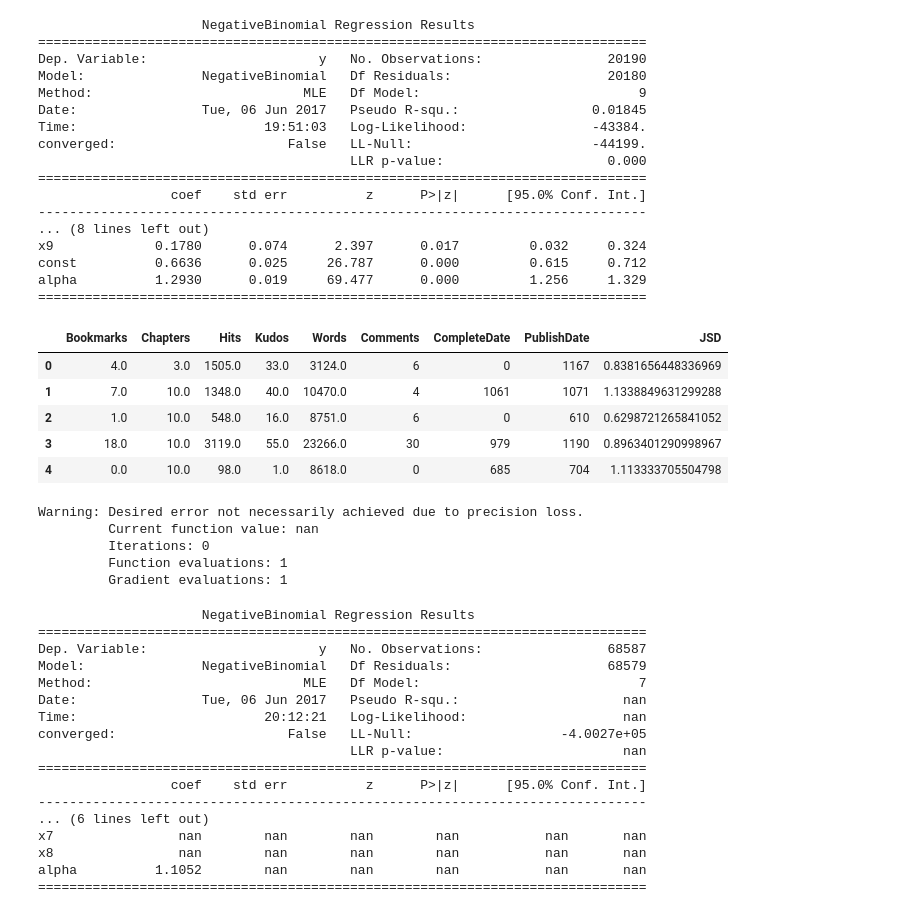
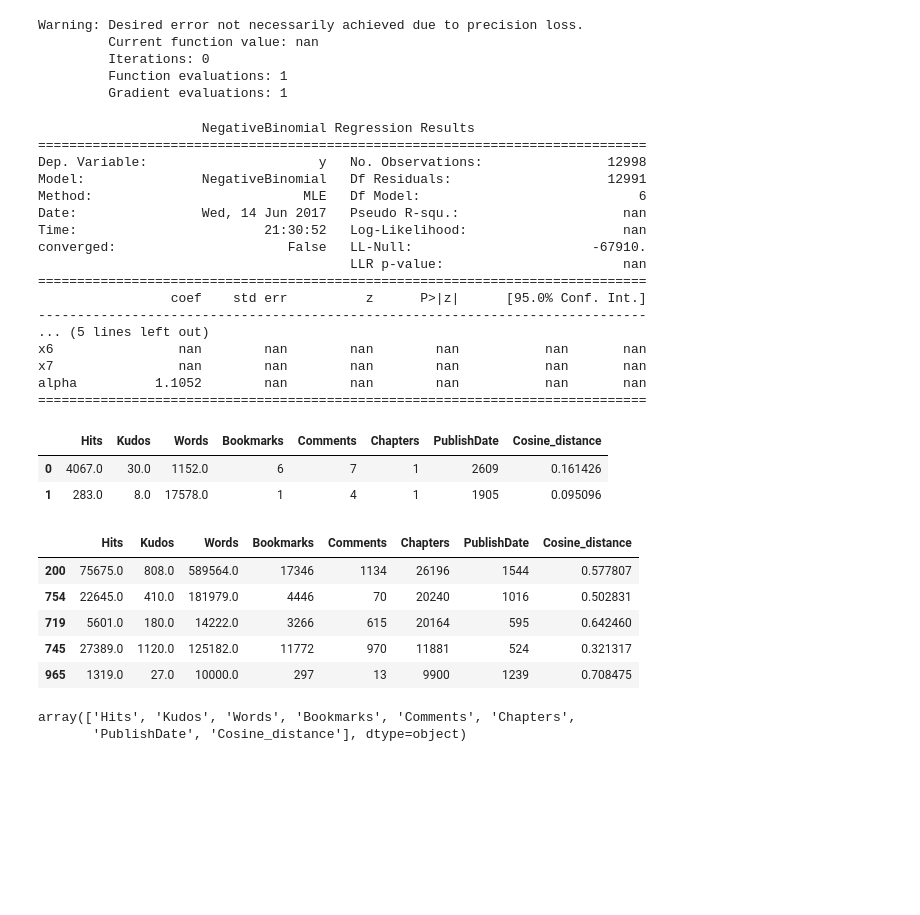
Before and after one commit to yzjing/ao3_old, a Jupyter notebook: exps/20170606_negative_binomial_reg/correlation_regression.ipynb, the cells around one changed output. Drawn from its saved outputs; the diff is of its cells as text; code cells hidden in the pictures; blank space fills up the shorter version.

```diff
--- a/exps/20170606_negative_binomial_reg/correlation_regression.ipynb
+++ b/exps/20170606_negative_binomial_reg/correlation_regression.ipynb
@@ -92,32 +92 @@ rand_data.endog.shape
-# %%
-mod_nbin = sm.NegativeBinomial(rand_data.endog, rand_exog)
-res_nbin = mod_nbin.fit(disp=False)
-print(res_nbin.summary())
-# %% [output]
-                     NegativeBinomial Regression Results
-==============================================================================
-Dep. Variable:                      y   No. Observations:                20190
-Model:               NegativeBinomial   Df Residuals:                    20180
-Method:                           MLE   Df Model:                            9
-Date:                Tue, 06 Jun 2017   Pseudo R-squ.:                 0.01845
-Time:                        19:51:03   Log-Likelihood:                -43384.
-converged:                      False   LL-Null:                       -44199.
-                                        LLR p-value:                     0.000
-==============================================================================
-                 coef    std err          z      P>|z|      [95.0% Conf. Int.]
-------------------------------------------------------------------------------
-... (8 lines left out)
-x9             0.1780      0.074      2.397      0.017         0.032     0.324
-const          0.6636      0.025     26.787      0.000         0.615     0.712
-alpha          1.2930      0.019     69.477      0.000         1.256     1.329
-==============================================================================
-# %%
-df_all.head()
-# %% [output]
-|  | Bookmarks | Chapters | Hits | Kudos | Words | Comments | CompleteDate | PublishDate | JSD |
-| 0 | 4.0 | 3.0 | 1505.0 | 33.0 | 3124.0 | 6 | 0 | 1167 | 0.8381656448336969 |
-| 1 | 7.0 | 10.0 | 1348.0 | 40.0 | 10470.0 | 4 | 1061 | 1071 | 1.1338849631299288 |
-| 2 | 1.0 | 10.0 | 548.0 | 16.0 | 8751.0 | 6 | 0 | 610 | 0.6298721265841052 |
-| 3 | 18.0 | 10.0 | 3119.0 | 55.0 | 23266.0 | 30 | 979 | 1190 | 0.8963401290998967 |
-| 4 | 0.0 | 10.0 | 98.0 | 1.0 | 8618.0 | 0 | 685 | 704 | 1.113333705504798 |
 # %%
@@ -129,5 +100,5 @@ df_all.to_csv('regression_data.csv', index=False)
 # %%
-exog = df_all[['Bookmarks','Chapters', 'Hits', 'Words','Comments','CompleteDate','PublishDate','JSD']].astype(float).as_matrix()
+exog = df_all[['Hits', 'Words', 'Bookmarks', 'Comments', 'Chapters', 'PublishDate', 'Cosine_distance']].astype(float).as_matrix()
 endog = df_all['Kudos'].astype(float).as_matrix()
 mod_nbin = sm.NegativeBinomial(endog, exog)
 res_nbin = mod_nbin.fit()
@@ -140,18 +111,38 @@ Warning: Desired error not necessarily achieved due to precision loss.
          Gradient evaluations: 1
                      NegativeBinomial Regression Results
 ==============================================================================
-Dep. Variable:                      y   No. Observations:                68587
-Model:               NegativeBinomial   Df Residuals:                    68579
-Method:                           MLE   Df Model:                            7
-Date:                Tue, 06 Jun 2017   Pseudo R-squ.:                     nan
-Time:                        20:12:21   Log-Likelihood:                    nan
-converged:                      False   LL-Null:                   -4.0027e+05
+Dep. Variable:                      y   No. Observations:                12998
+Model:               NegativeBinomial   Df Residuals:                    12991
+Method:                           MLE   Df Model:                            6
+Date:                Wed, 14 Jun 2017   Pseudo R-squ.:                     nan
+Time:                        21:30:52   Log-Likelihood:                    nan
+converged:                      False   LL-Null:                       -67910.
                                         LLR p-value:                       nan
 ==============================================================================
                  coef    std err          z      P>|z|      [95.0% Conf. Int.]
 ------------------------------------------------------------------------------
-... (6 lines left out)
+... (5 lines left out)
+x6                nan        nan        nan        nan           nan       nan
 x7                nan        nan        nan        nan           nan       nan
-x8                nan        nan        nan        nan           nan       nan
 alpha          1.1052        nan        nan        nan           nan       nan
 ==============================================================================
+# %%
+df_all.head(2)
+# %% [output]
+|  | Hits | Kudos | Words | Bookmarks | Comments | Chapters | PublishDate | Cosine_distance |
+| 0 | 4067.0 | 30.0 | 1152.0 | 6 | 7 | 1 | 2609 | 0.161426 |
+| 1 | 283.0 | 8.0 | 17578.0 | 1 | 4 | 1 | 1905 | 0.095096 |
+# %%
+df_all.sort('Chapters',ascending=False).head()
+# %% [output]
+|  | Hits | Kudos | Words | Bookmarks | Comments | Chapters | PublishDate | Cosine_distance |
+| 200 | 75675.0 | 808.0 | 589564.0 | 17346 | 1134 | 26196 | 1544 | 0.577807 |
+| 754 | 22645.0 | 410.0 | 181979.0 | 4446 | 70 | 20240 | 1016 | 0.502831 |
+| 719 | 5601.0 | 180.0 | 14222.0 | 3266 | 615 | 20164 | 595 | 0.642460 |
+| 745 | 27389.0 | 1120.0 | 125182.0 | 11772 | 970 | 11881 | 524 | 0.321317 |
+| 965 | 1319.0 | 27.0 | 10000.0 | 297 | 13 | 9900 | 1239 | 0.708475 |
+# %%
+df_all.columns.values
+# %% [output]
+array(['Hits', 'Kudos', 'Words', 'Bookmarks', 'Comments', 'Chapters',
+       'PublishDate', 'Cosine_distance'], dtype=object)
```
Also changed, not shown: parts of 20 cells of this notebook, 8 other files.
